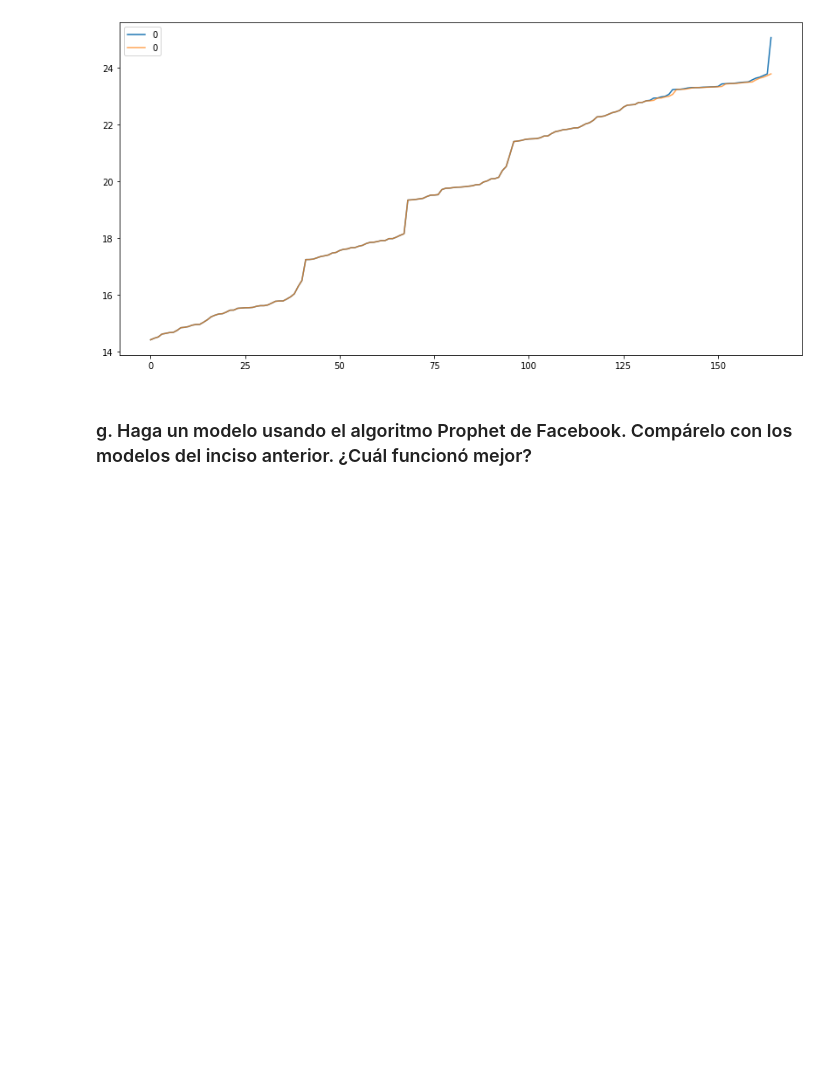
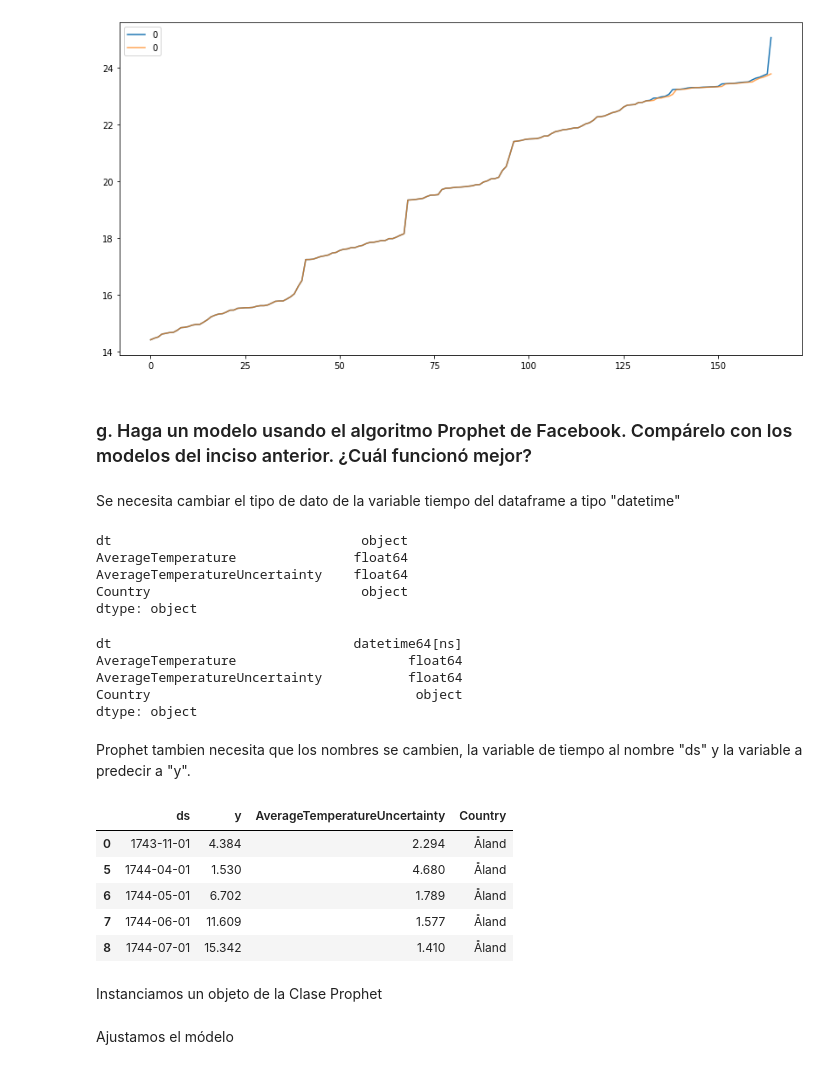
Before and after one commit to wsaldana/DataScienceLab2, a Jupyter notebook: lab2.ipynb, the cells around one changed output. Saved outputs shown, nothing was run; the diff lists cells and outputs as text; code cells hidden in the pictures; blank space fills up the shorter version.

```diff
--- a/lab2.ipynb
+++ b/lab2.ipynb
@@ -328,3 +331,37 @@ terminado
 [figure]
 # %% [markdown]
 ### g. Haga un modelo usando el algoritmo Prophet de Facebook. Compárelo con los modelos del inciso anterior. ¿Cuál funcionó mejor?
+# %% [markdown]
+Se necesita cambiar el tipo de dato de la variable tiempo del dataframe a tipo "datetime"
+# %%
+df.dtypes
+# %% [output]
+dt                                object
+AverageTemperature               float64
+AverageTemperatureUncertainty    float64
+Country                           object
+dtype: object
+# %%
+df['dt'] = pd.DatetimeIndex(df['dt'])
+df.dtypes
+# %% [output]
+dt                               datetime64[ns]
+AverageTemperature                      float64
+AverageTemperatureUncertainty           float64
+Country                                  object
+dtype: object
+# %% [markdown]
+Prophet tambien necesita que los nombres se cambien, la variable de tiempo al nombre "ds" y la variable a predecir a "y".
+# %%
+df1 = df.rename(columns={'dt': 'ds',
+                        'AverageTemperature': 'y'})
+df1.head()
+# %% [output]
+|  | ds | y | AverageTemperatureUncertainty | Country |
+| 0 | 1743-11-01 | 4.384 | 2.294 | Åland |
+| 5 | 1744-04-01 | 1.530 | 4.680 | Åland |
+| 6 | 1744-05-01 | 6.702 | 1.789 | Åland |
+| 7 | 1744-06-01 | 11.609 | 1.577 | Åland |
+| 8 | 1744-07-01 | 15.342 | 1.410 | Åland |
+# %% [markdown]
+Instanciamos un objeto de la Clase Prophet
@@ -330,0 +371,2 @@ terminado
+# %% [markdown]
+Ajustamos el módelo
```
Also changed, not shown: parts of 8 cells of this notebook.
